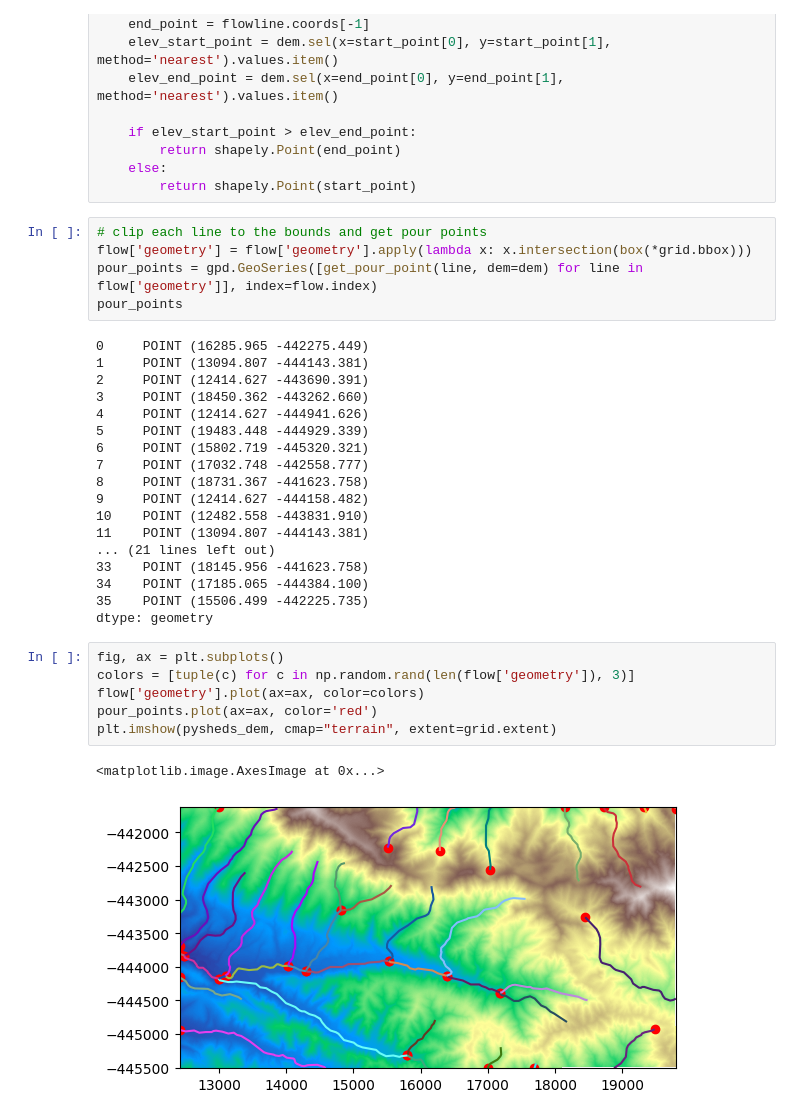
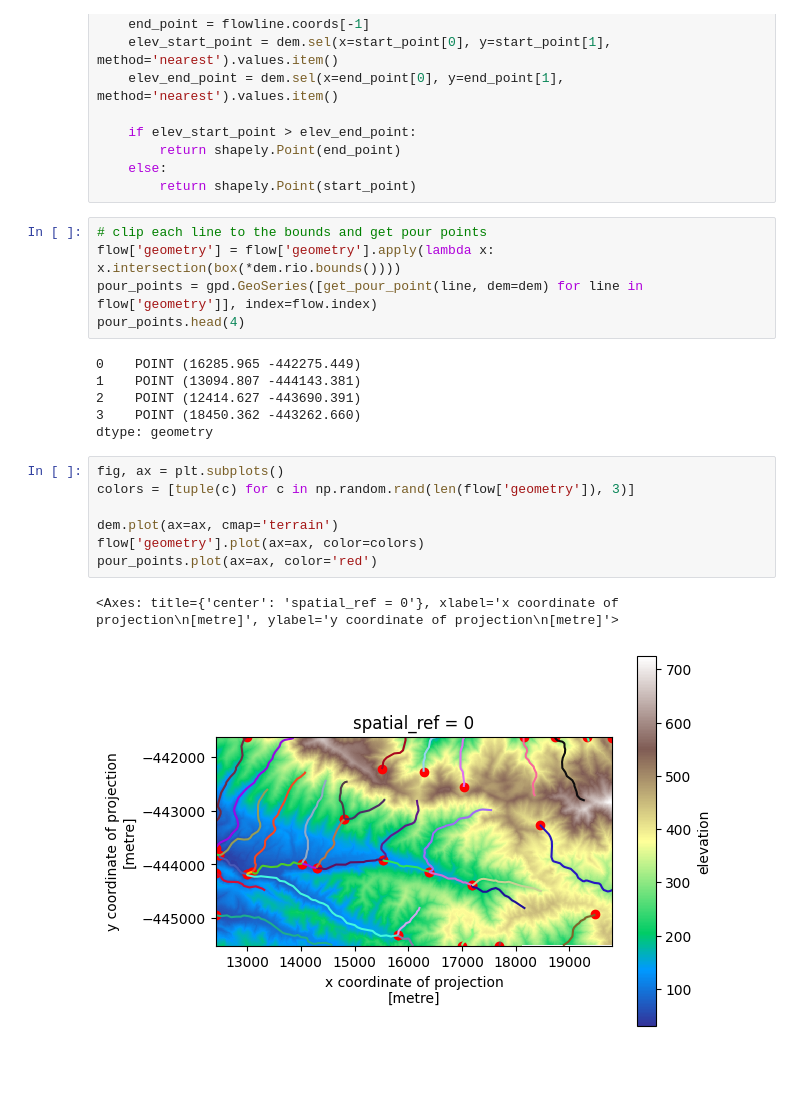
Before and after one commit to avkoehl/valleys, a Jupyter notebook: notebooks/rem_hand.ipynb, the cells around one changed output. Cells and saved outputs as stored; diff of their text form; blank space fills up the shorter version.

Commit message:
progress using whiteboxtools not pysheds

```diff
--- a/notebooks/rem_hand.ipynb
+++ b/notebooks/rem_hand.ipynb
@@ -64,33 +41,22 @@ def get_pour_point(flowline, dem):
         return shapely.Point(start_point)
 # %%
 # clip each line to the bounds and get pour points
-flow['geometry'] = flow['geometry'].apply(lambda x: x.intersection(box(*grid.bbox)))
+flow['geometry'] = flow['geometry'].apply(lambda x: x.intersection(box(*dem.rio.bounds())))
 pour_points = gpd.GeoSeries([get_pour_point(line, dem=dem) for line in flow['geometry']], index=flow.index)
-pour_points
+pour_points.head(4)
 # %% [output]
-0     POINT (16285.965 -442275.449)
-1     POINT (13094.807 -444143.381)
-2     POINT (12414.627 -443690.391)
-3     POINT (18450.362 -443262.660)
-4     POINT (12414.627 -444941.626)
-5     POINT (19483.448 -444929.339)
-6     POINT (15802.719 -445320.321)
-7     POINT (17032.748 -442558.777)
-8     POINT (18731.367 -441623.758)
-9     POINT (12414.627 -444158.482)
-10    POINT (12482.558 -443831.910)
-11    POINT (13094.807 -444143.381)
-... (21 lines left out)
-33    POINT (18145.956 -441623.758)
-34    POINT (17185.065 -444384.100)
-35    POINT (15506.499 -442225.735)
+0    POINT (16285.965 -442275.449)
+1    POINT (13094.807 -444143.381)
+2    POINT (12414.627 -443690.391)
+3    POINT (18450.362 -443262.660)
 dtype: geometry
 # %%
 fig, ax = plt.subplots()
 colors = [tuple(c) for c in np.random.rand(len(flow['geometry']), 3)]
+
+dem.plot(ax=ax, cmap='terrain')
 flow['geometry'].plot(ax=ax, color=colors)
 pour_points.plot(ax=ax, color='red')
-plt.imshow(pysheds_dem, cmap="terrain", extent=grid.extent)
 # %% [output]
-<matplotlib.image.AxesImage at 0x...>
+<Axes: title={'center': 'spatial_ref = 0'}, xlabel='x coordinate of projection\n[metre]', ylabel='y coordinate of projection\n[metre]'>
-[figure, old version]
+[figure, new version]
```
Also changed, not shown: parts of 19 cells of this notebook.
